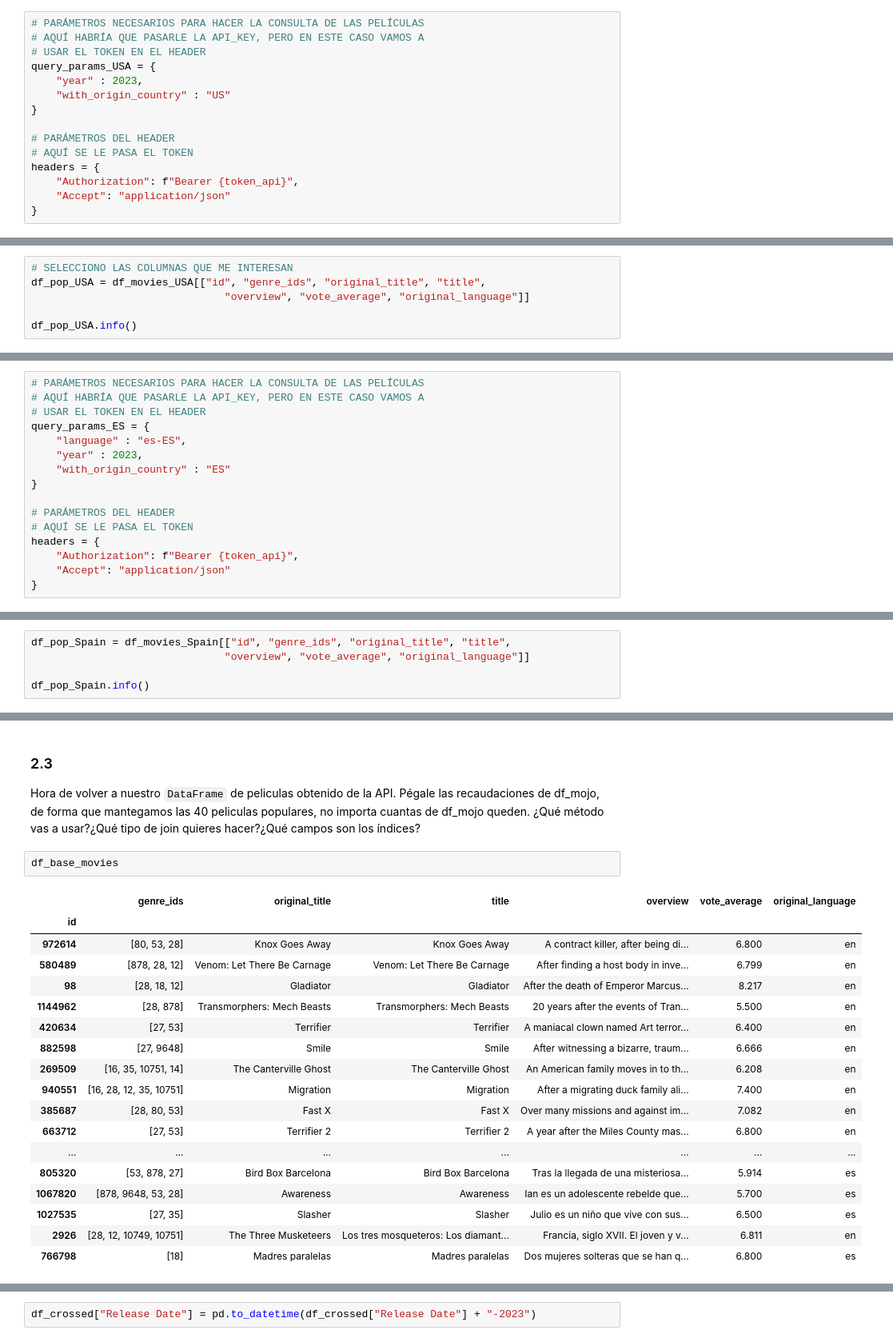
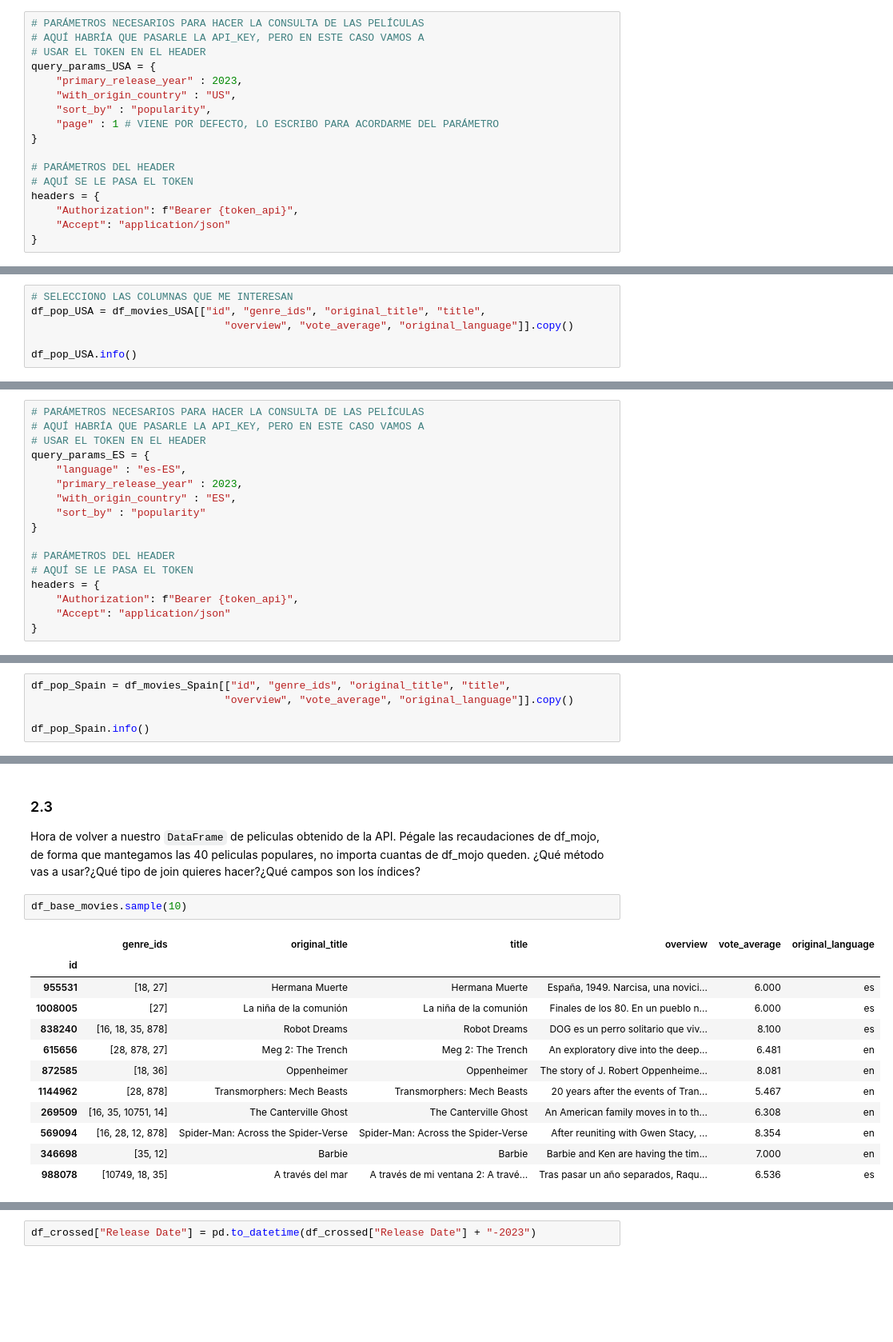
Before and after one commit to CanaryBrianArmas/ONLINE_DS_THEBRIDGE_-Ejercicios-a-corregir, a Jupyter notebook: Sprint_6/Unidad_2/18_Practica_Obligatoria_Scraping_API.ipynb, the cells around one changed output, grey strips where cells are left out. Shown at 80% size. Saved outputs shown, nothing was run; the diff lists cells and outputs as text; blank space fills up the shorter version.

```diff
--- a/Sprint_6/Unidad_2/18_Practica_Obligatoria_Scraping_API.ipynb
+++ b/Sprint_6/Unidad_2/18_Practica_Obligatoria_Scraping_API.ipynb
@@ -84,8 +90,10 @@ Nota: Las respuestas de esta API están paginadas, y cada página contiene 20 re
 # AQUÍ HABRÍA QUE PASARLE LA API_KEY, PERO EN ESTE CASO VAMOS A
 # USAR EL TOKEN EN EL HEADER
 query_params_USA = {
-    "year" : 2023,
-    "with_origin_country" : "US"
+    "primary_release_year" : 2023,
+    "with_origin_country" : "US",
+    "sort_by" : "popularity",
+    "page" : 1 # VIENE POR DEFECTO, LO ESCRIBO PARA ACORDARME DEL PARÁMETRO
 }
 
 # PARÁMETROS DEL HEADER
@@ -224,7 +257,7 @@ Añade alguna más si quieres, pero manten las anteriores siempre. Construye un
 # %%
 # SELECCIONO LAS COLUMNAS QUE ME INTERESAN
 df_pop_USA = df_movies_USA[["id", "genre_ids", "original_title", "title",
-                               "overview", "vote_average", "original_language"]]
+                               "overview", "vote_average", "original_language"]].copy()
 
 df_pop_USA.info()
 # %% [output]
@@ -260,8 +293,9 @@ querystring = {
 # USAR EL TOKEN EN EL HEADER
 query_params_ES = {
     "language" : "es-ES",
-    "year" : 2023,
-    "with_origin_country" : "ES"
+    "primary_release_year" : 2023,
+    "with_origin_country" : "ES",
+    "sort_by" : "popularity"
 }
 
 # PARÁMETROS DEL HEADER
@@ -347,6 +372,6 @@ df_movies_Spain
 # %%
 df_pop_Spain = df_movies_Spain[["id", "genre_ids", "original_title", "title",
-                               "overview", "vote_average", "original_language"]]
+                               "overview", "vote_average", "original_language"]].copy()
 
 df_pop_Spain.info()
 # %% [output]
@@ -526,23 +592,17 @@ df_mojo
 
 Hora de volver a nuestro `DataFrame` de peliculas obtenido de la API. Pégale las recaudaciones de df_mojo, de forma que mantegamos las 40 peliculas populares, no importa cuantas de df_mojo queden. ¿Qué método vas a usar?¿Qué tipo de join quieres hacer?¿Qué campos son los índices?
 # %%
-df_base_movies
+df_base_movies.sample(10)
 # %% [output]
 |  | genre_ids | original_title | title | overview | vote_average | original_language |
 | id |  |  |  |  |  |  |
-| 972614 | [80, 53, 28] | Knox Goes Away | Knox Goes Away | A contract killer, after being di... | 6.800 | en |
-| 580489 | [878, 28, 12] | Venom: Let There Be Carnage | Venom: Let There Be Carnage | After finding a host body in inve... | 6.799 | en |
-| 98 | [28, 18, 12] | Gladiator | Gladiator | After the death of Emperor Marcus... | 8.217 | en |
-| 1144962 | [28, 878] | Transmorphers: Mech Beasts | Transmorphers: Mech Beasts | 20 years after the events of Tran... | 5.500 | en |
-| 420634 | [27, 53] | Terrifier | Terrifier | A maniacal clown named Art terror... | 6.400 | en |
-| 882598 | [27, 9648] | Smile | Smile | After witnessing a bizarre, traum... | 6.666 | en |
-| 269509 | [16, 35, 10751, 14] | The Canterville Ghost | The Canterville Ghost | An American family moves in to th... | 6.208 | en |
-| 940551 | [16, 28, 12, 35, 10751] | Migration | Migration | After a migrating duck family ali... | 7.400 | en |
-| 385687 | [28, 80, 53] | Fast X | Fast X | Over many missions and against im... | 7.082 | en |
-| 663712 | [27, 53] | Terrifier 2 | Terrifier 2 | A year after the Miles County mas... | 6.800 | en |
-| ... | ... | ... | ... | ... | ... | ... |
-| 805320 | [53, 878, 27] | Bird Box Barcelona | Bird Box Barcelona | Tras la llegada de una misteriosa... | 5.914 | es |
-| 1067820 | [878, 9648, 53, 28] | Awareness | Awareness | Ian es un adolescente rebelde que... | 5.700 | es |
-| 1027535 | [27, 35] | Slasher | Slasher | Julio es un niño que vive con sus... | 6.500 | es |
-| 2926 | [28, 12, 10749, 10751] | The Three Musketeers | Los tres mosqueteros: Los diamant... | Francia, siglo XVII. El joven y v... | 6.811 | en |
-| 766798 | [18] | Madres paralelas | Madres paralelas | Dos mujeres solteras que se han q... | 6.800 | es |
+| 955531 | [18, 27] | Hermana Muerte | Hermana Muerte | España, 1949. Narcisa, una novici... | 6.000 | es |
+| 1008005 | [27] | La niña de la comunión | La niña de la comunión | Finales de los 80. En un pueblo n... | 6.000 | es |
+| 838240 | [16, 18, 35, 878] | Robot Dreams | Robot Dreams | DOG es un perro solitario que viv... | 8.100 | es |
+| 615656 | [28, 878, 27] | Meg 2: The Trench | Meg 2: The Trench | An exploratory dive into the deep... | 6.481 | en |
+| 872585 | [18, 36] | Oppenheimer | Oppenheimer | The story of J. Robert Oppenheime... | 8.081 | en |
+| 1144962 | [28, 878] | Transmorphers: Mech Beasts | Transmorphers: Mech Beasts | 20 years after the events of Tran... | 5.467 | en |
+| 269509 | [16, 35, 10751, 14] | The Canterville Ghost | The Canterville Ghost | An American family moves in to th... | 6.308 | en |
+| 569094 | [16, 28, 12, 878] | Spider-Man: Across the Spider-Verse | Spider-Man: Across the Spider-Verse | After reuniting with Gwen Stacy, ... | 8.354 | en |
+| 346698 | [35, 12] | Barbie | Barbie | Barbie and Ken are having the tim... | 7.000 | en |
+| 988078 | [10749, 18, 35] | A través del mar | A través de mi ventana 2: A travé... | Tras pasar un año separados, Raqu... | 6.536 | es |
```
Also changed, not shown: parts of 29 cells of this notebook.
